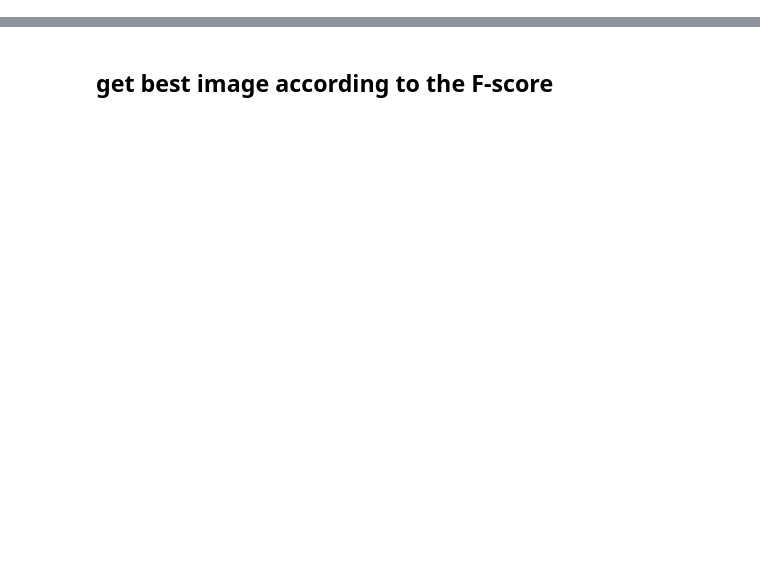
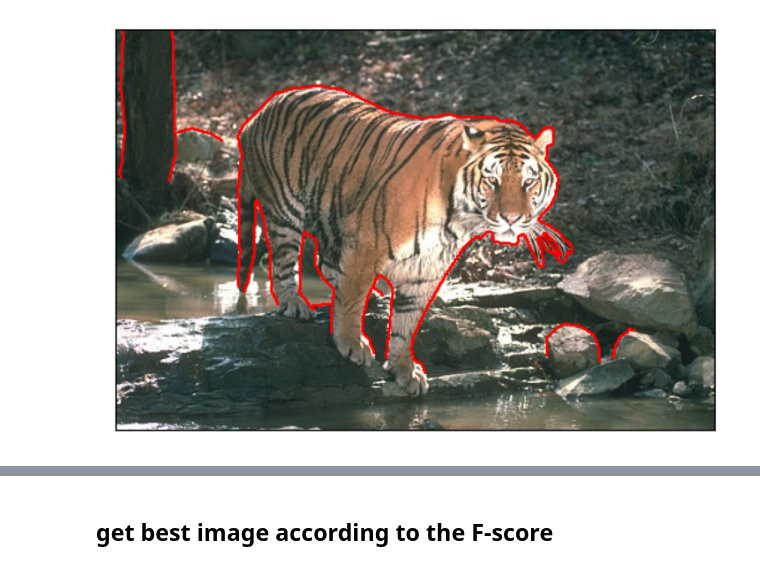
Before and after one commit to Daniellli/ECT, a Jupyter notebook: jupyters/draw_bsds_rind_qualitative_results.ipynb, the cells around one changed output, grey strips where cells are left out. Drawn from its saved outputs; the diff is of its cells as text; code cells hidden in the pictures; blank space fills up the shorter version.

Commit message:
draw code from 10.0.0.14

```diff
--- a/jupyters/draw_bsds_rind_qualitative_results.ipynb
+++ b/jupyters/draw_bsds_rind_qualitative_results.ipynb
@@ -55,3 +79,40 @@ rcf_drawer = QualitativeDrawer(join(RINDNET_ROOT,"rcf"),'rcf')
 hed_drawer = QualitativeDrawer(join(RINDNET_ROOT,"hed"),'hed')
 
 # our_drawer.get_quantitatives(0)
+# %%
+loader = GtLoader()
+
+name = '108036'
+
+
+
+image,generic_edge,reflectance_edge,illumination_edge,normal_edge,depth_edge =  loader.getitem(name)
+image =  image[:,:,::-1]
+# img_list = [image,reflectance_edge,illumination_edge,normal_edge,depth_edge]
+# show_imgs(img_list,[0]*len(img_list))
+
+draw_img = image.copy()
+reflectance_edge = dilation(reflectance_edge,1.5)/255
+draw_img[reflectance_edge==1]=(255,0,0)
+show_imgs([draw_img],[0],img_name='reflectance_edge.png')
+
+
+draw_img = image.copy()
+illumination_edge = dilation(illumination_edge,1.5)/255
+draw_img[illumination_edge==1]=(255,0,0)
+show_imgs([draw_img],[0],img_name='illumination_edge.png')
+
+
+
+draw_img = image.copy()
+normal_edge = dilation(normal_edge,1.5)/255
+draw_img[normal_edge==1]=(255,0,0)
+show_imgs([draw_img],[0],img_name='normal_edge.png')
+
+
+draw_img = image.copy()
+depth_edge = dilation(depth_edge,1.5)/255
+draw_img[depth_edge==1]=(255,0,0)
+show_imgs([draw_img],[0],img_name='depth_edge.png')
+# %% [output]
+[figure, added]
```
Also changed, not shown: parts of 9 cells of this notebook, 11 other files.
